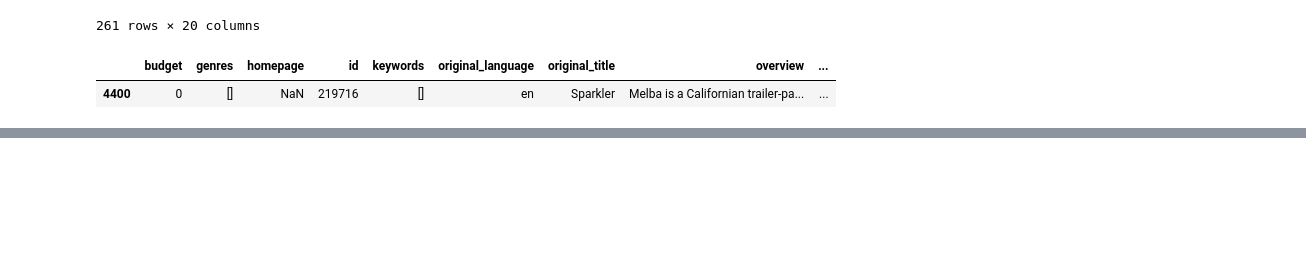
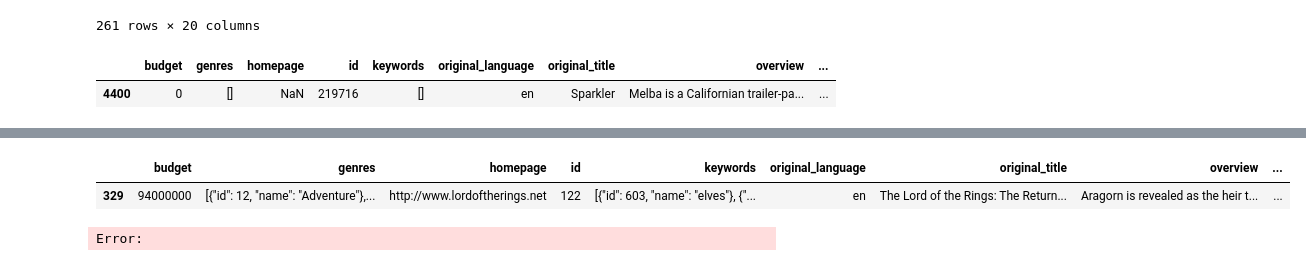
Before and after one commit to lmendezayl/TMDB-Top-5000-Movies-BackEnd, a Jupyter notebook: notebooks/01_exploration_tmdb.ipynb, the cells around one changed output, grey strips where cells are left out. Drawn from its saved outputs; the diff is of its cells as text; code cells hidden in the pictures; blank space fills up the shorter version.

```diff
--- a/notebooks/01_exploration_tmdb.ipynb
+++ b/notebooks/01_exploration_tmdb.ipynb
@@ -170,0 +174,6 @@ df_movies[(df_movies["vote_average"] == 0.0) & (df_movies["vote_count"] != 0)]
+# %%
+df_movies[df_movies['runtime'] == 201]
+# %% [output]
+|  | budget | genres | homepage | id | keywords | original_language | original_title | overview | ... |
+| 329 | 94000000 | [{"id": 12, "name": "Adventure"},... | http://www.lordoftherings.net | 122 | [{"id": 603, "name": "elves"}, {"... | en | The Lord of the Rings: The Return... | Aragorn is revealed as the heir t... | ... |
+Error:
```
Also changed, not shown: parts of 3 cells of this notebook, 27 other files.
